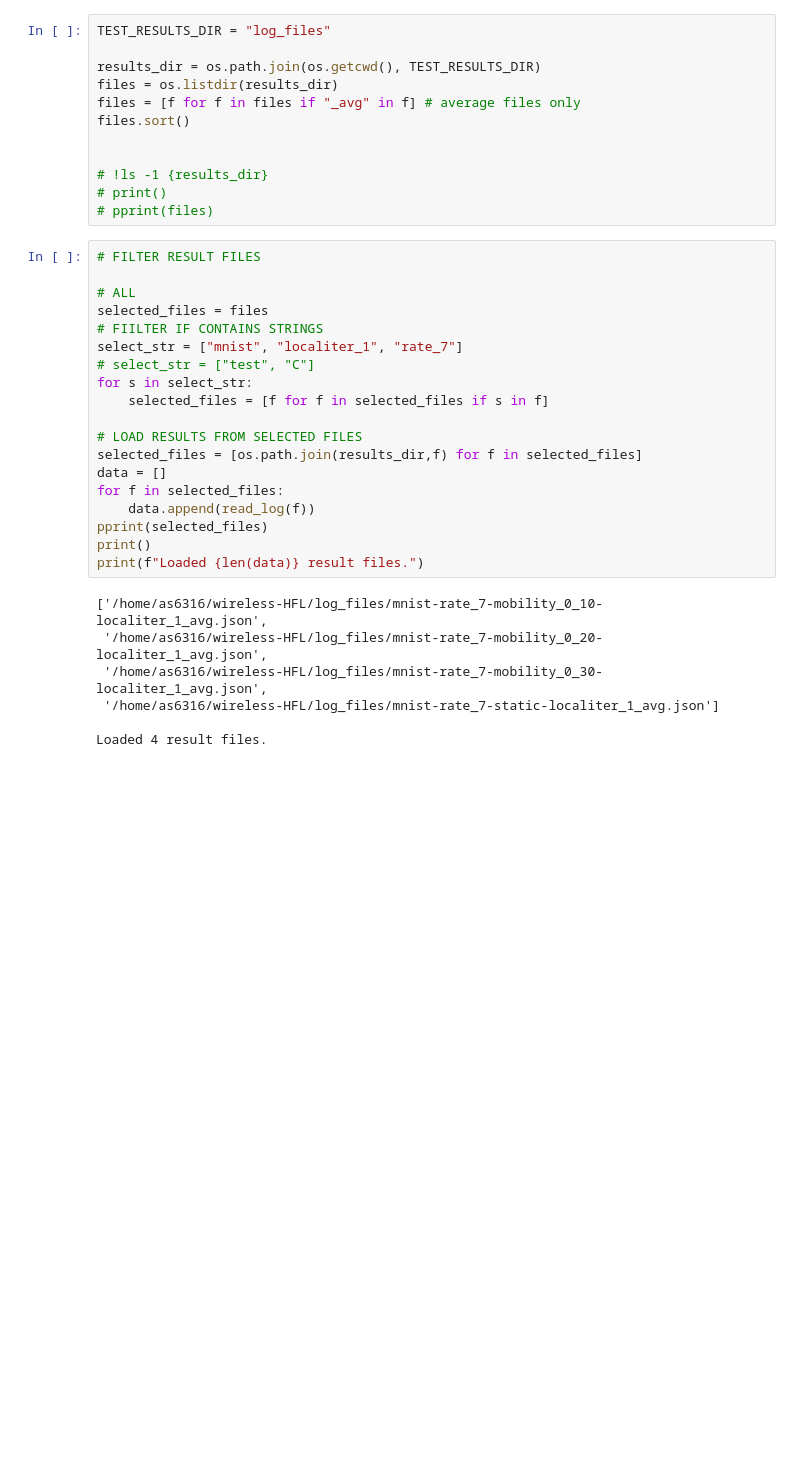
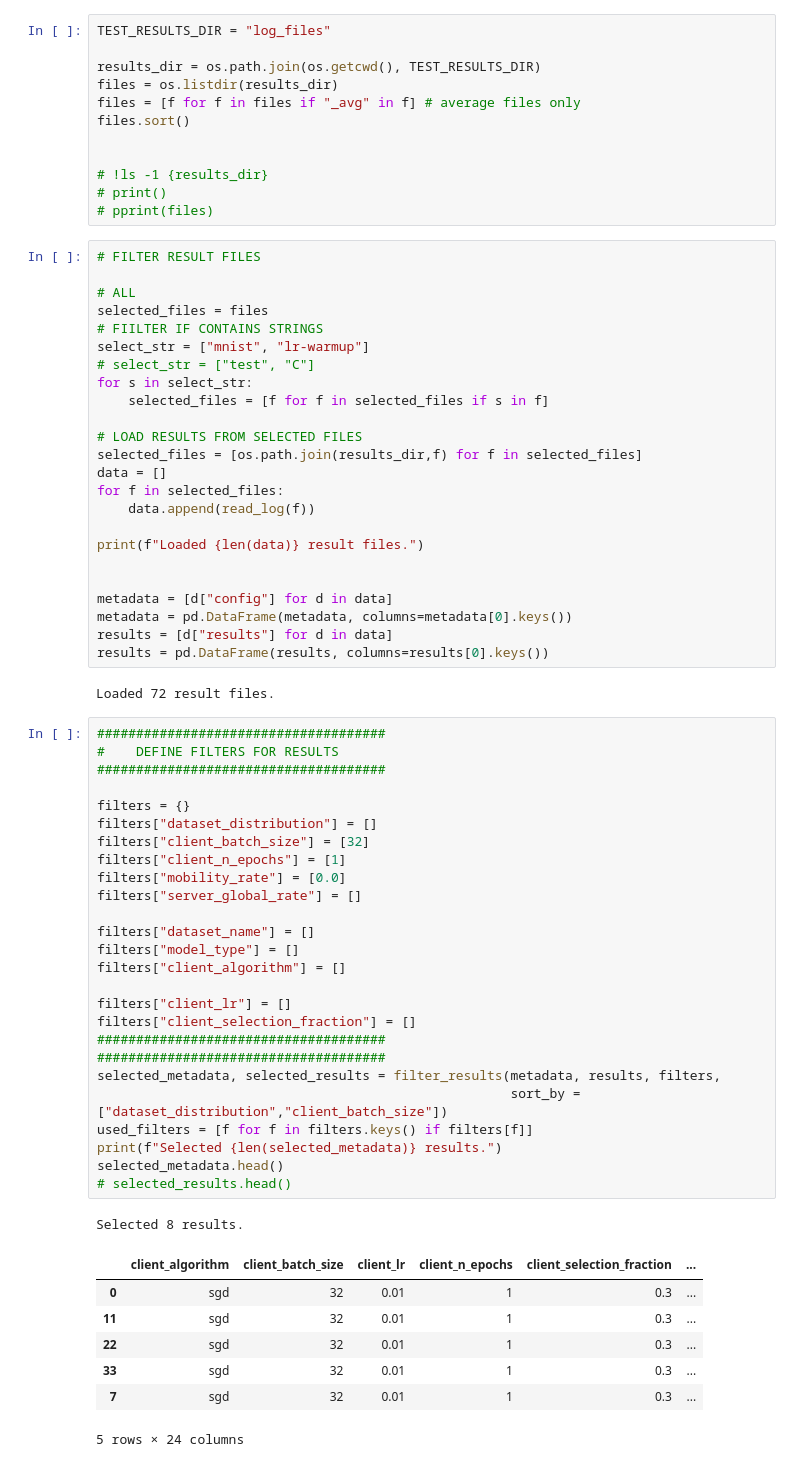
Before and after one commit to alexander3605/wireless-HFL, a Jupyter notebook: results_viewer.ipynb, the cells around one changed output. Saved outputs shown, nothing was run; the diff lists cells and outputs as text; blank space fills up the shorter version.

```diff
--- a/results_viewer.ipynb
+++ b/results_viewer.ipynb
@@ -26,7 +26,7 @@ files.sort()
 # ALL
 selected_files = files
 # FIILTER IF CONTAINS STRINGS
-select_str = ["mnist", "localiter_1", "rate_7"]
+select_str = ["mnist", "lr-warmup"]
 # select_str = ["test", "C"]
 for s in select_str:
     selected_files = [f for f in selected_files if s in f]
@@ -36,16 +36,51 @@ selected_files = [os.path.join(results_dir,f) for f in selected_files]
 data = []
 for f in selected_files:
     data.append(read_log(f))
-pprint(selected_files)
-print()
+
 print(f"Loaded {len(data)} result files.")
+
+
+metadata = [d["config"] for d in data]
+metadata = pd.DataFrame(metadata, columns=metadata[0].keys())
+results = [d["results"] for d in data]
+results = pd.DataFrame(results, columns=results[0].keys())
 # %% [output]
-['/home/as6316/wireless-HFL/log_files/mnist-rate_7-mobility_0_10-localiter_1_avg.json',
- '/home/as6316/wireless-HFL/log_files/mnist-rate_7-mobility_0_20-localiter_1_avg.json',
- '/home/as6316/wireless-HFL/log_files/mnist-rate_7-mobility_0_30-localiter_1_avg.json',
- '/home/as6316/wireless-HFL/log_files/mnist-rate_7-static-localiter_1_avg.json']
-
-Loaded 4 result files.
+Loaded 72 result files.
+# %%
+#####################################
+#    DEFINE FILTERS FOR RESULTS
+#####################################
+
+filters = {}
+filters["dataset_distribution"] = []
+filters["client_batch_size"] = [32]
+filters["client_n_epochs"] = [1]
+filters["mobility_rate"] = [0.0]
+filters["server_global_rate"] = []
+
+filters["dataset_name"] = []
+filters["model_type"] = []
+filters["client_algorithm"] = []
+
+filters["client_lr"] = []
+filters["client_selection_fraction"] = []
+#####################################
+#####################################
+selected_metadata, selected_results = filter_results(metadata, results, filters,
+                                                     sort_by = ["dataset_distribution","client_batch_size"])
+used_filters = [f for f in filters.keys() if filters[f]]
+print(f"Selected {len(selected_metadata)} results.")
+selected_metadata.head()
+# selected_results.head()
+# %% [output]
+Selected 8 results.
+|  | client_algorithm | client_batch_size | client_lr | client_n_epochs | client_selection_fraction | ... |
+| 0 | sgd | 32 | 0.01 | 1 | 0.3 | ... |
+| 11 | sgd | 32 | 0.01 | 1 | 0.3 | ... |
+| 22 | sgd | 32 | 0.01 | 1 | 0.3 | ... |
+| 33 | sgd | 32 | 0.01 | 1 | 0.3 | ... |
+| 7 | sgd | 32 | 0.01 | 1 | 0.3 | ... |
+5 rows × 24 columns
 # %%
 def make_label(config, rule):
     label = ""
```
Also changed, not shown: parts of 2 cells of this notebook, 1 other file.
